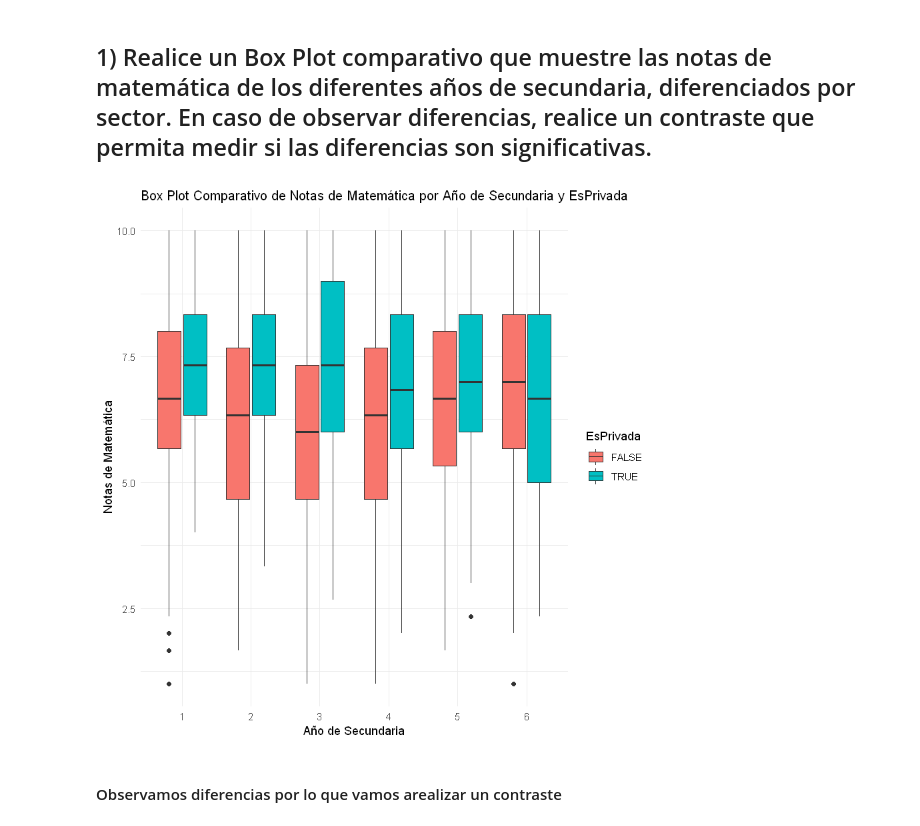
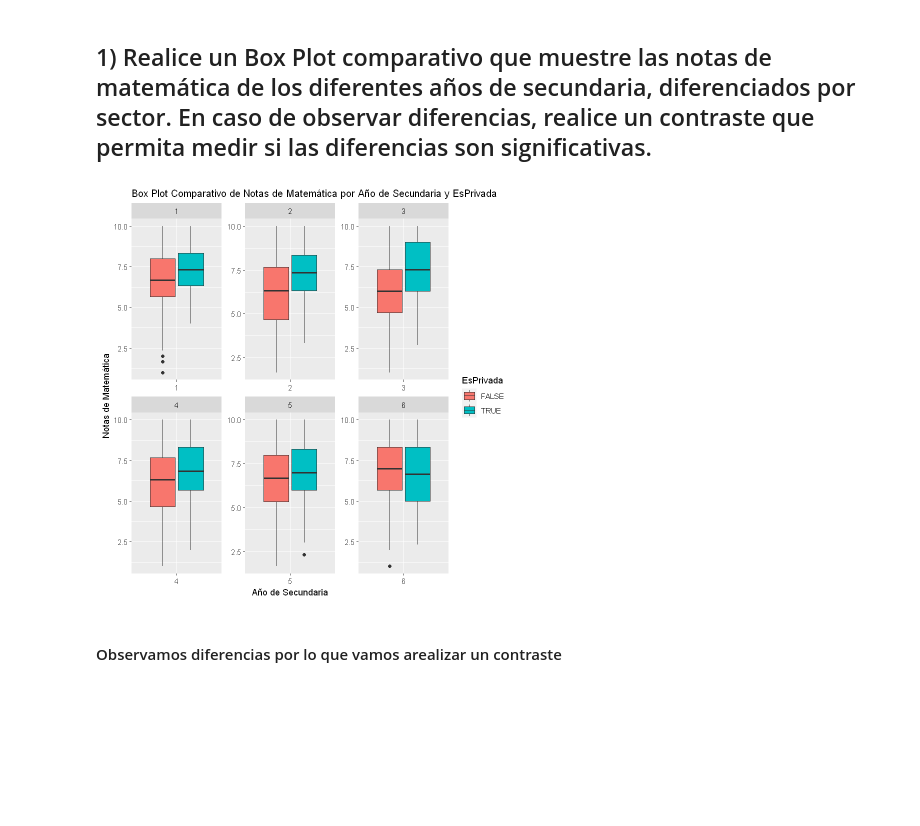
Before and after one commit to Nefertumm/EDM_2023, a Jupyter notebook: Dataset_escuelas/TP1.ipynb, the cells around one changed output. Saved outputs shown, nothing was run; the diff lists cells and outputs as text; code cells hidden in the pictures; blank space fills up the shorter version.

```diff
--- a/Dataset_escuelas/TP1.ipynb
+++ b/Dataset_escuelas/TP1.ipynb
@@ -3968,15 +4012,16 @@ ContCoef(tabla_mejora$EsPrivada, tabla_mejora$MejoriaT, correct = TRUE)
 # %%
 # Filtrar el dataset
 bp_mat_secu <- filter(dataset_mas_limpio, asignatura == 'MATEMATICA' & Modalidad == 'Secundaria' & AñoCursado %in% c(1,2,3,4,5,6))
 
 # Realizar el Box Plot comparativo
 ggplot(bp_mat_secu, aes(x = factor(AñoCursado), y = Promedio, fill = EsPrivada)) +
   geom_boxplot() +
   xlab("Año de Secundaria") +
   ylab("Notas de Matemática") +
   ggtitle("Box Plot Comparativo de Notas de Matemática por Año de Secundaria y EsPrivada") +
-  theme_minimal() + theme(plot.title = element_text(size = 12))
+  theme(plot.title = element_text(size = 12), plot.margin = margin(0.25, 0.25, 0.25, 0.25, "cm")) +
+  facet_wrap(~ factor(AñoCursado), scales = "free", nrow = 2, ncol = 3)
 # %% [output]
-[figure, old version]
+[figure, new version]
 # %% [markdown]
 #### Observamos diferencias por lo que vamos arealizar un contraste
```
Also changed, not shown: parts of 96 cells of this notebook.
